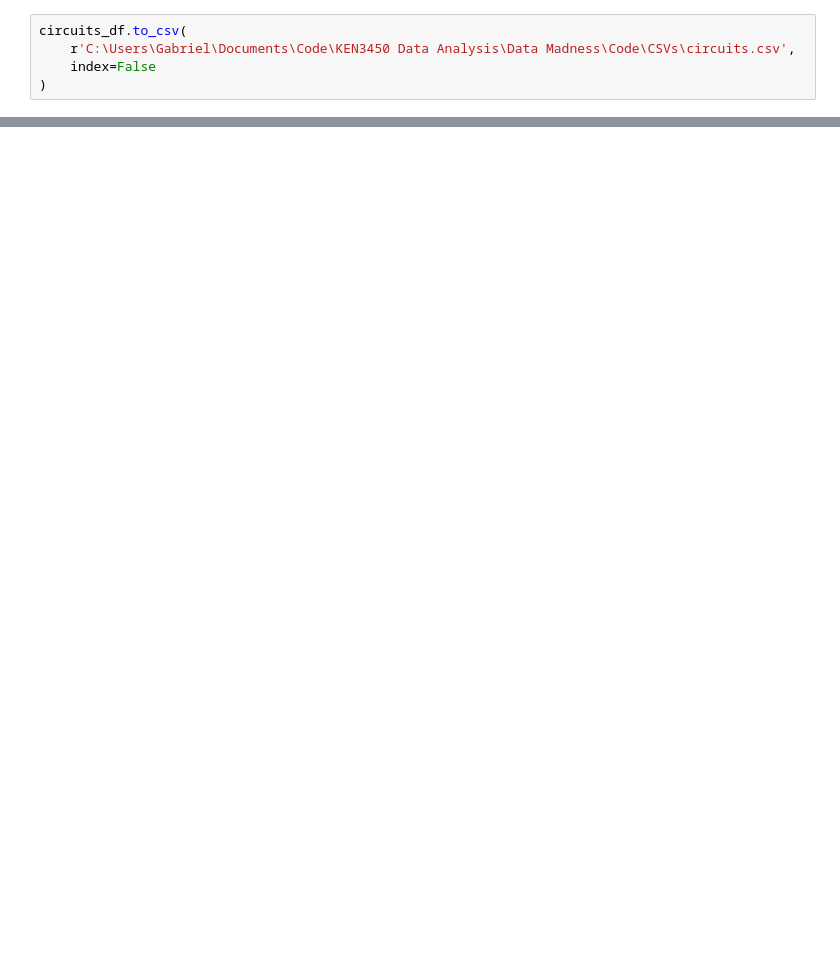
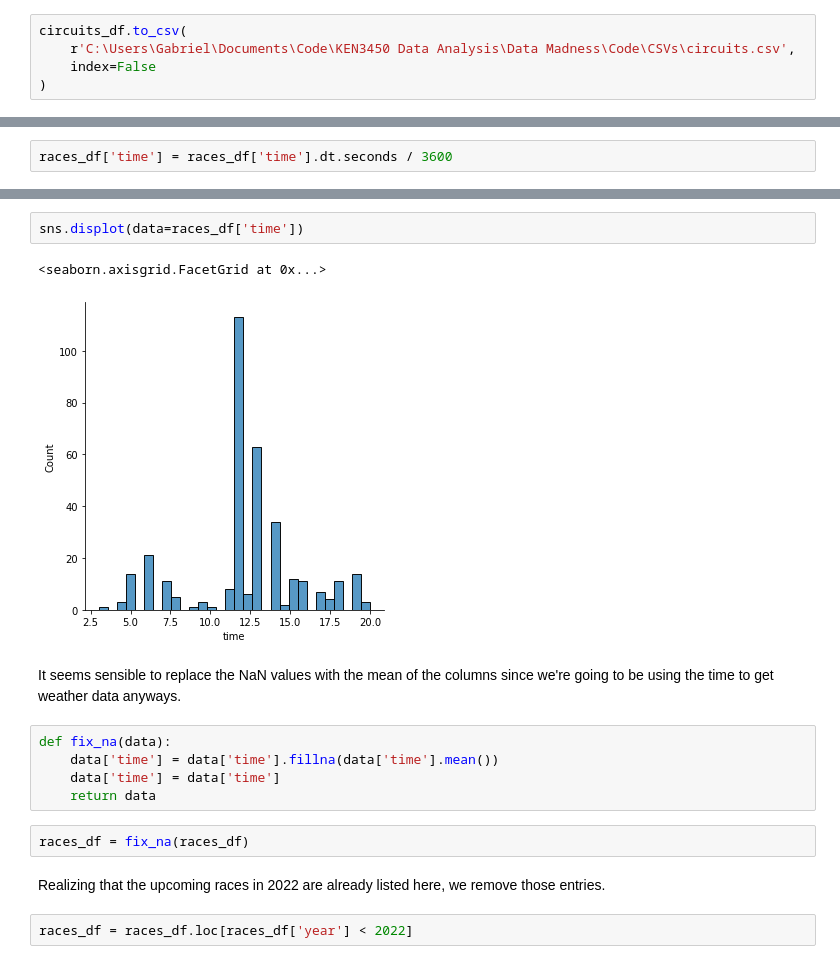
Before and after one commit to fadikatrina/datamadness, a Jupyter notebook: importer.ipynb, the cells around one changed output, grey strips where cells are left out. Saved outputs shown, nothing was run; the diff lists cells and outputs as text; blank space fills up the shorter version.

Commit message:
preliminary data input and processing pipe

```diff
--- a/importer.ipynb
+++ b/importer.ipynb
@@ -80,0 +290,2 @@ circuits_df.loc[circuits_df.isnull().any(axis=1)]
+# %%
+races_df['time'] = races_df['time'].dt.seconds / 3600
@@ -80,0 +306,18 @@ circuits_df.loc[circuits_df.isnull().any(axis=1)]
+# %%
+sns.displot(data=races_df['time'])
+# %% [output]
+<seaborn.axisgrid.FacetGrid at 0x...>
+[figure, added]
+# %% [markdown]
+It seems sensible to replace the NaN values with the mean of the columns since we're going to be using the time to get weather data anyways.
+# %%
+def fix_na(data):
+    data['time'] = data['time'].fillna(data['time'].mean())
+    data['time'] = data['time']
+    return data
+# %%
+races_df = fix_na(races_df)
+# %% [markdown]
+Realizing that the upcoming races in 2022 are already listed here, we remove those entries.
+# %%
+races_df = races_df.loc[races_df['year'] < 2022]
```
Also changed, not shown: parts of 53 cells of this notebook.
